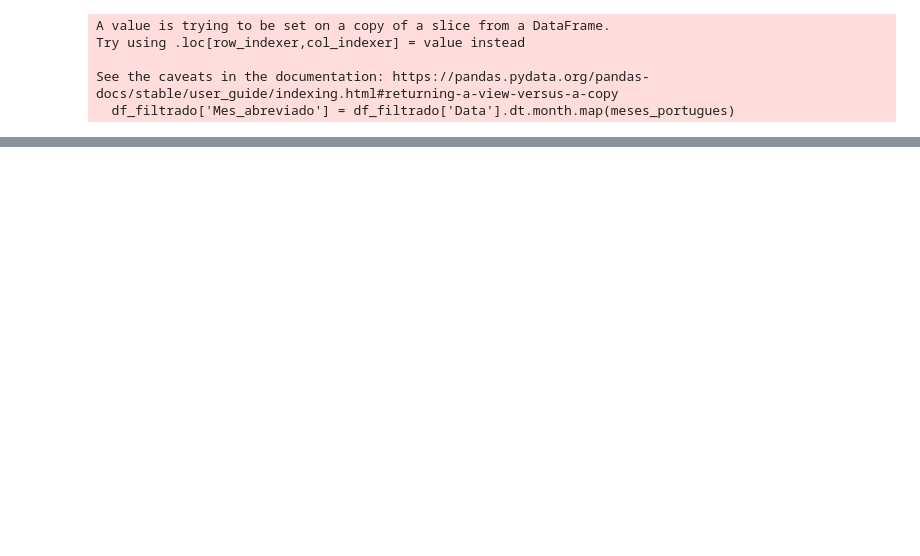
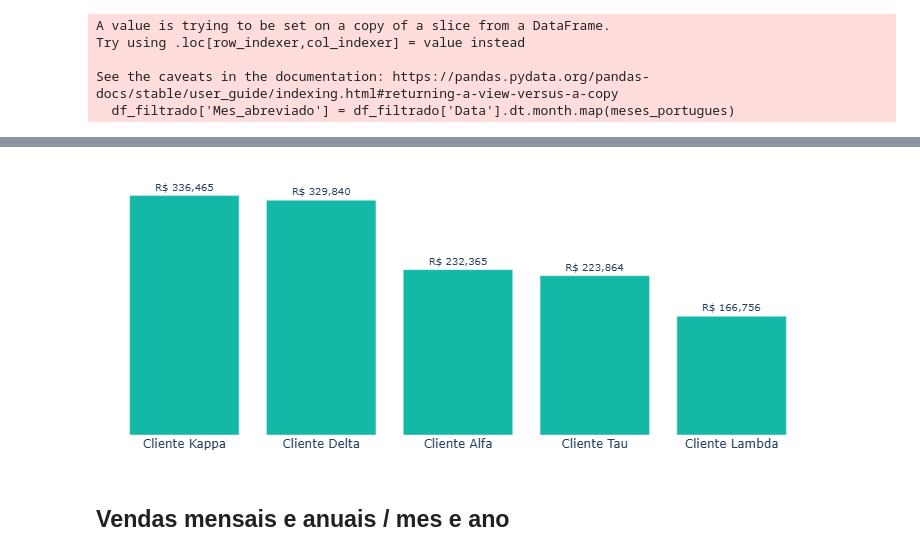
Before and after one commit to jeferson-souzap/Analise_Producao_Geral, a Jupyter notebook: notebook/Analise-Copy1.ipynb, the cells around one changed output, grey strips where cells are left out. Drawn from its saved outputs; the diff is of its cells as text; code cells hidden in the pictures; blank space fills up the shorter version.

Commit message:
Finalizando indicadores de venda
Organizando e finalizando os indicadores de vendas

```diff
--- a/notebook/Analise-Copy1.ipynb
+++ b/notebook/Analise-Copy1.ipynb
@@ -117,0 +138,4 @@ fig_receita.update_layout(
+# %%
+df_top5_clientes = df.groupby('Cliente')['Valor_total'].sum().reset_index()
+# %%
+df_top5_clientes =  df_top5_clientes.sort_values('Valor_total', ascending=False)
@@ -117,0 +151,25 @@ fig_receita.update_layout(
+# %%
+
+fig_clientes = go.Figure()
+fig_clientes.add_trace(go.Bar(
+    x=df_top5_clientes['Cliente'],
+    y=df_top5_clientes['Valor_total'],
+    marker=dict(color='rgb(20, 184, 166)'),
+    text=[f'R$ {v:,.0f}' for v in df_top5_clientes['Valor_total']],
+    textposition='outside',
+    textfont=dict(size=10)
+))
+
+fig_clientes.update_layout(
+    height=300,
+    margin=dict(l=20, r=20, t=20, b=20),
+    paper_bgcolor='rgba(0,0,0,0)',
+    plot_bgcolor='rgba(0,0,0,0)',
+    xaxis=dict(showgrid=False),
+    yaxis=dict(showgrid=False, showticklabels=False),
+    showlegend=False
+)
+# %% [output]
+[figure, added]
+# %% [markdown]
+## Vendas mensais e anuais / mes e ano
```
Also changed, not shown: parts of 16 cells of this notebook, 11 other files.
